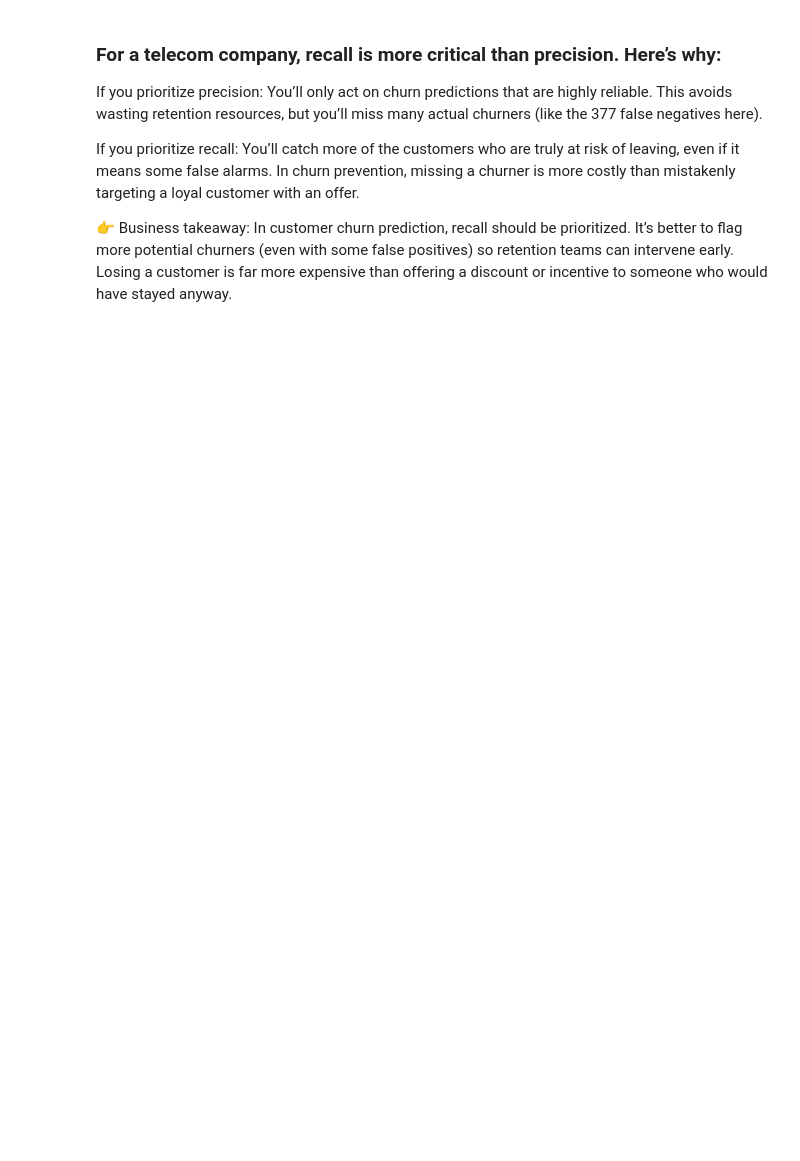
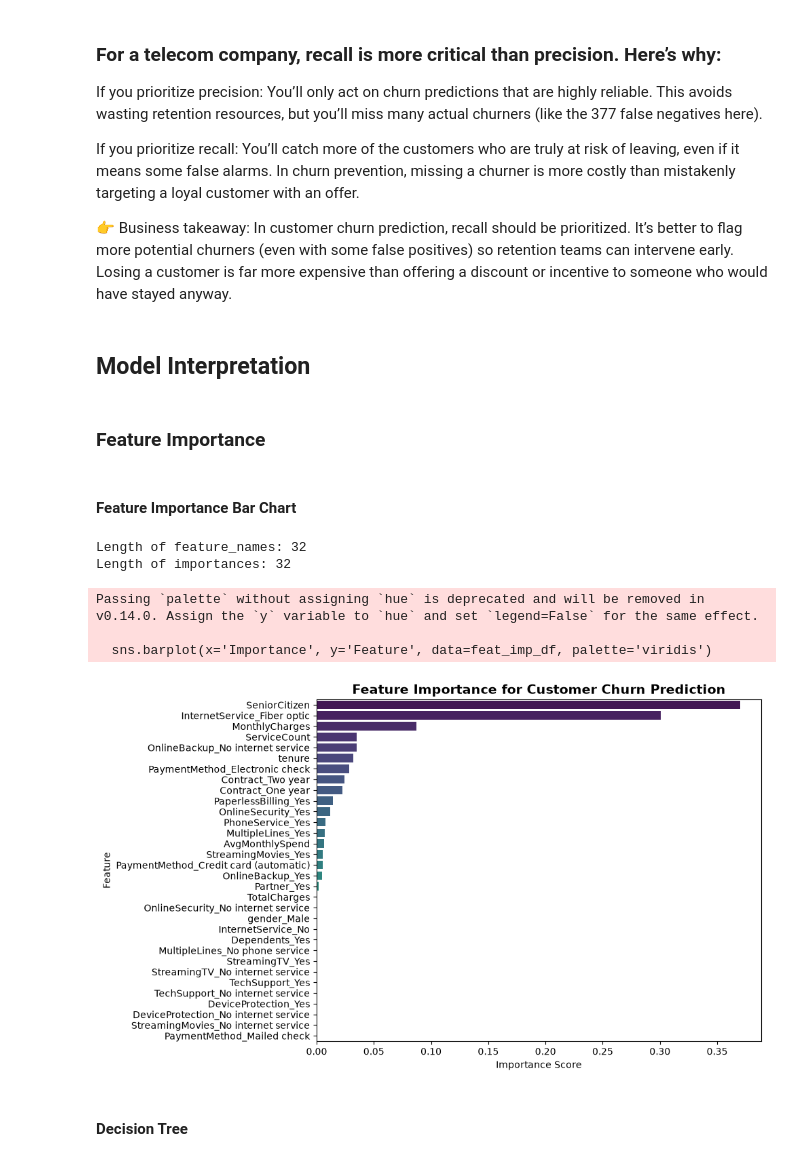
Before and after one commit to Jasmeet02/Data-Science-Assignment, a Jupyter notebook: notebook/customer-churn_prediction.ipynb, the cells around one changed output. Drawn from its saved outputs; the diff is of its cells as text; code cells hidden in the pictures; blank space fills up the shorter version.

```diff
--- a/notebook/customer-churn_prediction.ipynb
+++ b/notebook/customer-churn_prediction.ipynb
@@ -741,3 +750,51 @@ If you prioritize precision: You’ll only act on churn predictions that are hig
 If you prioritize recall: You’ll catch more of the customers who are truly at risk of leaving, even if it means some false alarms. In churn prevention, missing a churner is more costly than mistakenly targeting a loyal customer with an offer.
 
 👉 Business takeaway: In customer churn prediction, recall should be prioritized. It’s better to flag more potential churners (even with some false positives) so retention teams can intervene early. Losing a customer is far more expensive than offering a discount or incentive to someone who would have stayed anyway.
+# %% [markdown]
+## Model Interpretation
+# %% [markdown]
+### Feature Importance
+# %% [markdown]
+#### Feature Importance Bar Chart
+# %%
+import pandas as pd
+import matplotlib.pyplot as plt
+import seaborn as sns
+
+# If you used one-hot encoding, make sure to pass the transformed feature names
+# For example, if you used pd.get_dummies:
+X_encoded = pd.get_dummies(X, drop_first=True)
+
+# Now feature names must match the model input
+feature_names = X_encoded.columns
+
+# Extract feature importances from your trained decision tree
+importances = dt2.feature_importances_
+
+# Check lengths to confirm they match
+print("Length of feature_names:", len(feature_names))
+print("Length of importances:", len(importances))
+
+# Create DataFrame
+feat_imp_df = pd.DataFrame({
+    'Feature': feature_names,
+    'Importance': importances
+}).sort_values(by='Importance', ascending=False)
+
+# Plot
+plt.figure(figsize=(10, 6))
+sns.barplot(x='Importance', y='Feature', data=feat_imp_df, palette='viridis')
+plt.title('Feature Importance for Customer Churn Prediction', fontsize=14, weight='bold')
+plt.xlabel('Importance Score')
+plt.ylabel('Feature')
+plt.tight_layout()
+plt.show()
+# %% [output]
+Length of feature_names: 32
+Length of importances: 32
+Passing `palette` without assigning `hue` is deprecated and will be removed in v0.14.0. Assign the `y` variable to `hue` and set `legend=False` for the same effect.
+
+  sns.barplot(x='Importance', y='Feature', data=feat_imp_df, palette='viridis')
+[figure, added]
+# %% [markdown]
+#### Decision Tree
```
Also changed, not shown: parts of 5 cells of this notebook.
